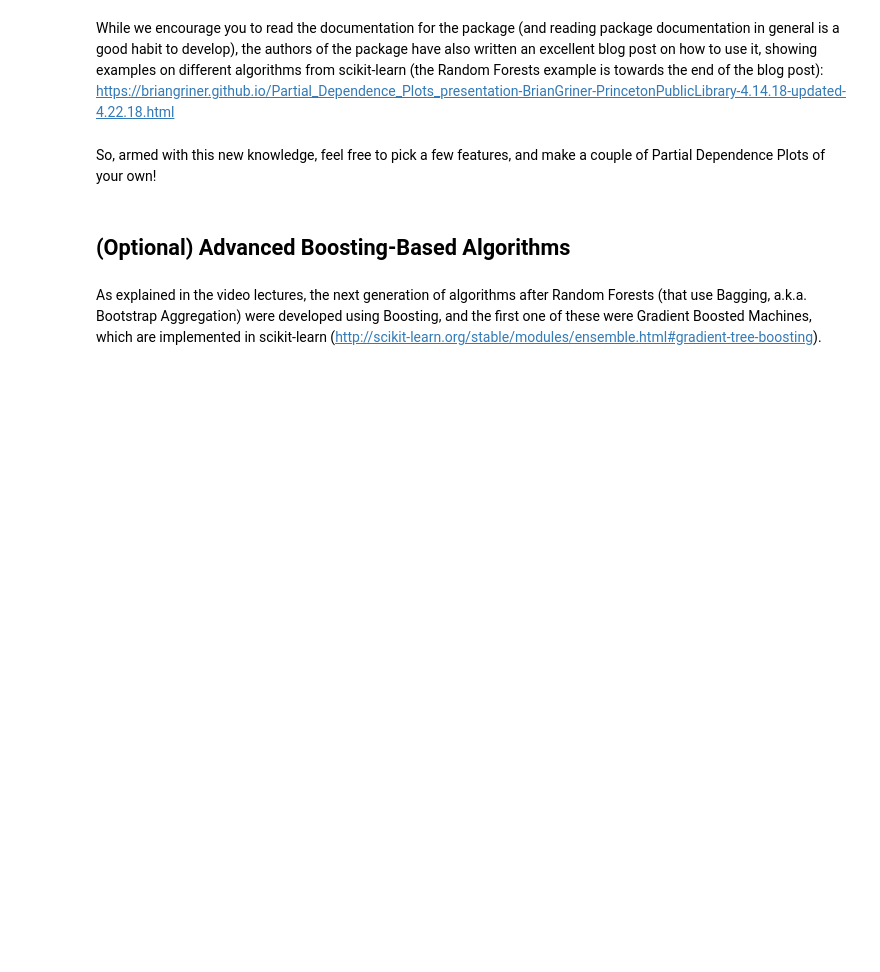
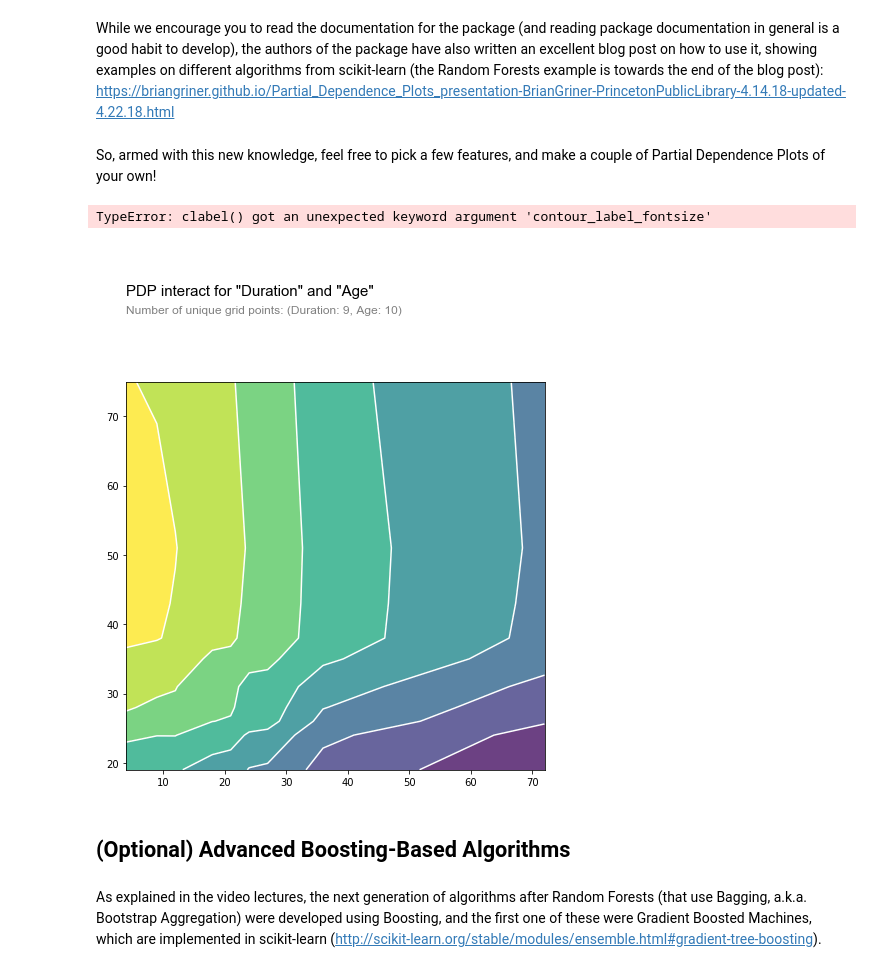
Before and after one commit to sampath9875/springboard, a Jupyter notebook: Mini_Project_Tree-Based_Algorithms_Solved.ipynb, the cells around one changed output. Cells and saved outputs as stored; diff of their text form; code cells hidden in the pictures; blank space fills up the shorter version.

```diff
--- a/Mini_Project_Tree-Based_Algorithms_Solved.ipynb
+++ b/Mini_Project_Tree-Based_Algorithms_Solved.ipynb
@@ -155,8 +153,15 @@ Now you're ready to visualize your Decision Tree model! Please feel free to use
 # %%
 # Your code here! :)
 from dtreeviz.trees import *
+from sklearn.preprocessing import LabelEncoder
+import os
+os.environ["PATH"] += os.pathsep + 'C:/Program Files (x86)/Graphviz2.38/bin'
+
+le = LabelEncoder()
+X['target'] = le.fit_transform(y)
+
 features = X.columns
-viz = dtreeviz(bestFit, X, y, target_name='Class',
+viz = dtreeviz(bestFit, X.iloc[:,:-1], X.target, target_name='Class',
               feature_names=features,
-              class_names=list(y.unique()))
+              class_names=['Good', 'Bad'])
 viz.view()
@@ -200,3 +347,35 @@ So, armed with this new knowledge, feel free to pick a few features, and make a
+# %%
+# Your code here!
+from sklearn.ensemble.partial_dependence import partial_dependence, plot_partial_dependence
+
+# plot_partial_dependence(best_random,
+#                                    features=[0, 1, 4], # column numbers of plots we want to show
+#                                    X=X,            # raw predictors data.
+#                                    feature_names=['Duration', 'Amount', 'Age'], # labels on graphs
+#                                    grid_resolution=10)
+
+# import dump / load sklearn libs
+from sklearn.externals.joblib import dump
+from sklearn.externals.joblib import load
+#import pickle
+
+# save model to disk
+filename = 'model.sav'
+#pickle.
+dump(best_random, filename)
+# %%
+# load model from disk
+rf = load(filename)
+#pickle.load(filename)
+
+# test pdpbox
+import pdpbox
+from pdpbox import pdp
+pdp_p = pdp.pdp_interact(best_random, X, X.columns, ['Duration','Age'])
+pdp.pdp_interact_plot(pdp_p, feature_names=['Duration','Age'])
+# %% [output]
+TypeError: clabel() got an unexpected keyword argument 'contour_label_fontsize'
+[figure, added]
 # %% [markdown]
 ## (Optional) Advanced Boosting-Based Algorithms
 # %% [markdown]
```
Also changed, not shown: parts of 12 cells of this notebook.
